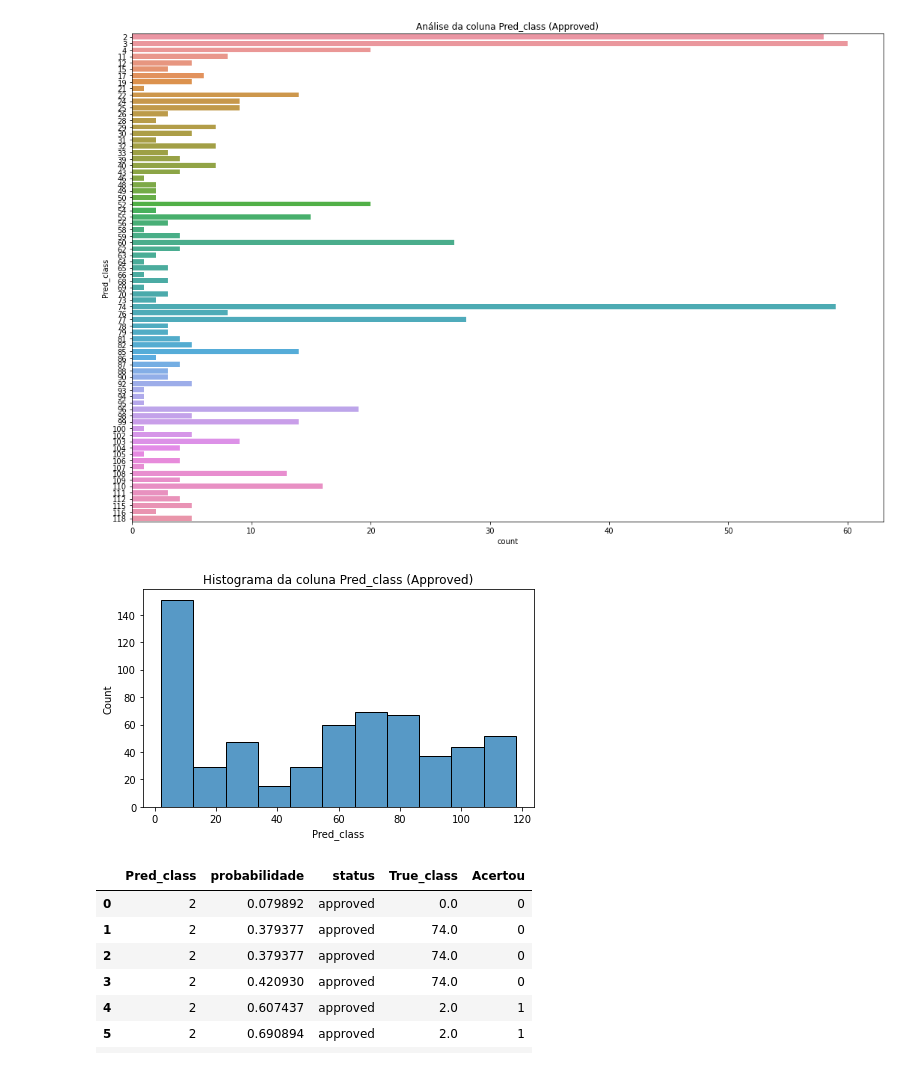
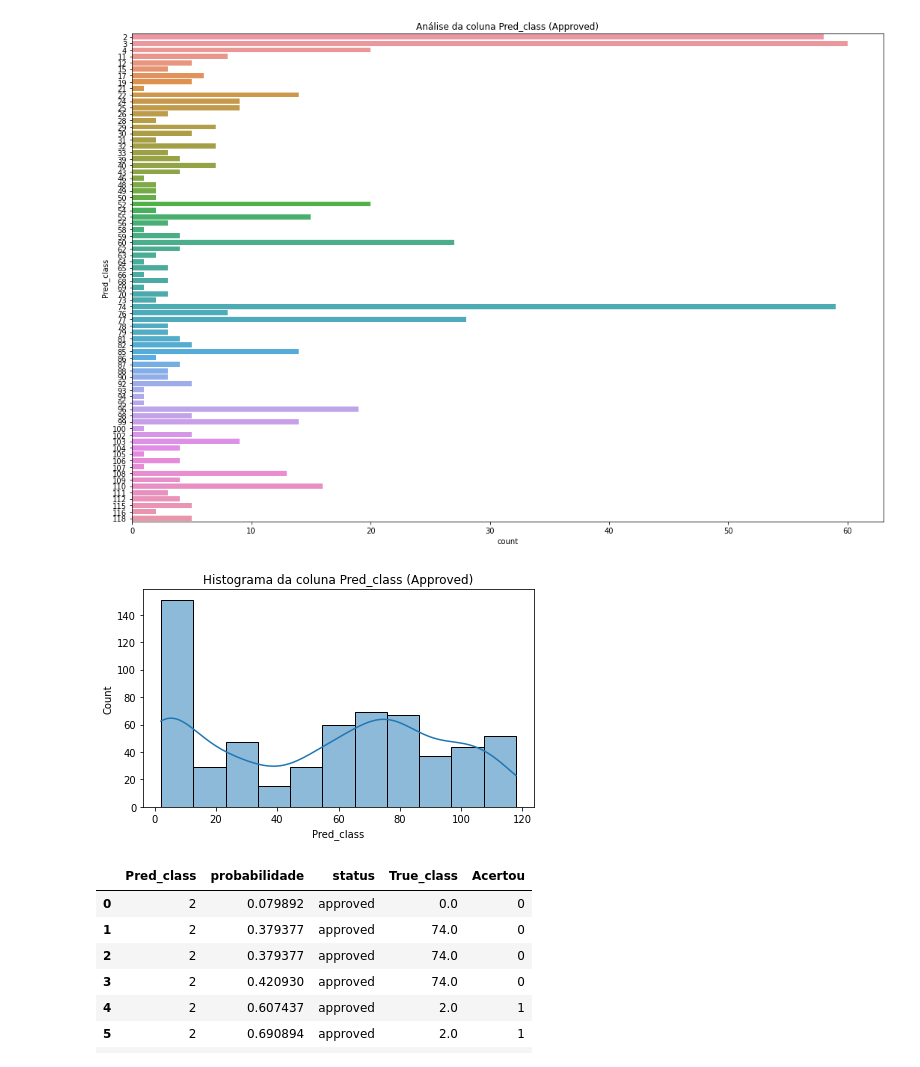
Before and after one commit to rafaelgreca/teste-smarkio-dsml, a Jupyter notebook: main.ipynb, the cells around one changed output. Cells and saved outputs as stored; diff of their text form; code cells hidden in the pictures.

```diff
--- a/main.ipynb
+++ b/main.ipynb
@@ -252,11 +267,11 @@ fig.savefig('images/analise_pred_class.png')
 # %%
 #analisando o histograma da coluna 'Pred_class'
 fig = plt.figure(figsize=(7, 4))
 plt.title('Histograma da coluna Pred_class (Approved)')
-sns.histplot(dados_analise_ml_semnull_approved['Pred_class'])
+sns.histplot(dados_analise_ml_semnull_approved['Pred_class'], kde=True)
 fig.savefig('images/histograma_pred_class.png')
 # %% [output]
-[figure, old version]
+[figure, new version]
 # %%
 #criando uma nova coluna no nosso dataframe para verificarmos se o algoritmo acertou a classe
 #se o classe real = prevista, colocamos o valor 1. Se não, o valor 0.
```
Also changed, not shown: parts of 11 cells of this notebook, 8 other files.
